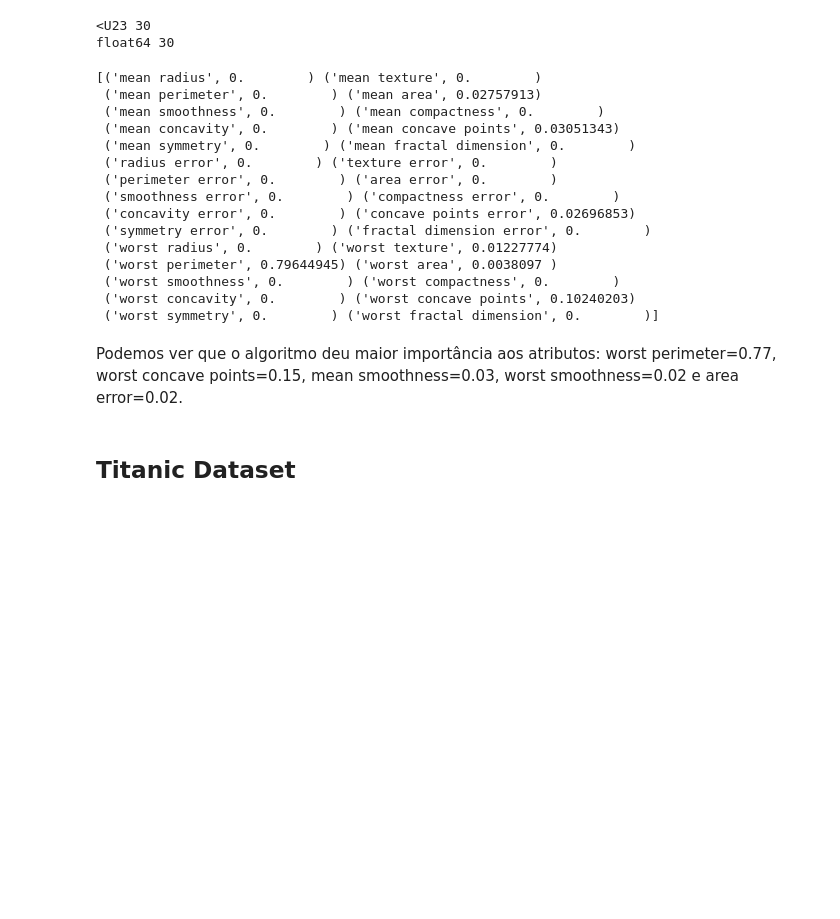
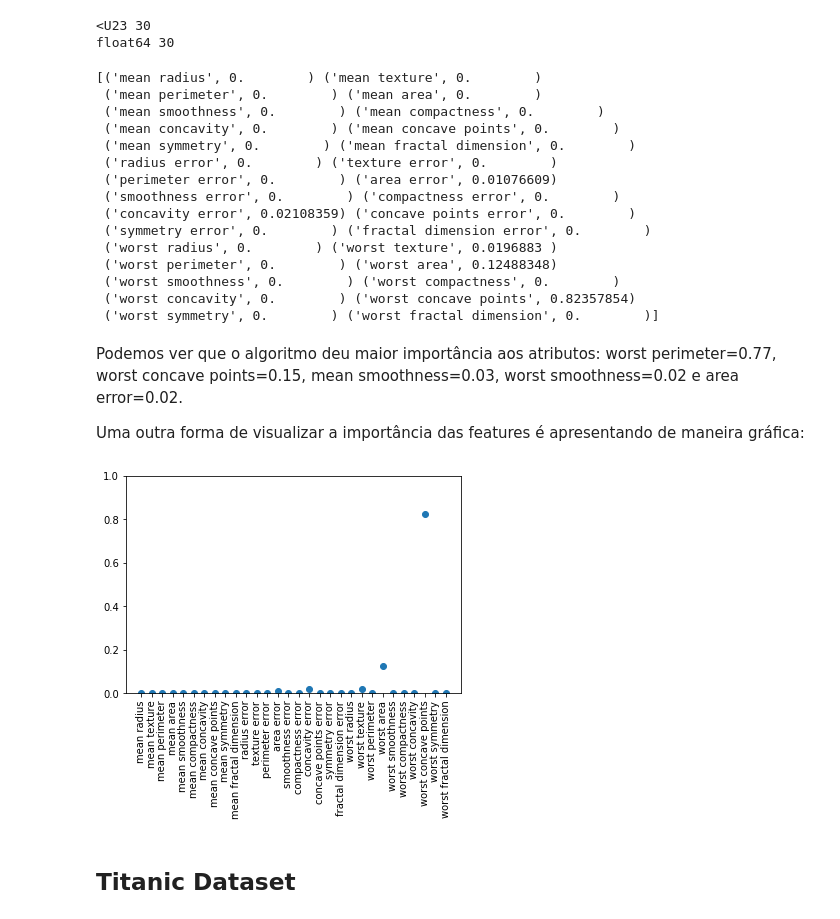
Before and after one commit to rdemarqui/data_science_basico, a Jupyter notebook: Python/05 Scikit-learn/04.02 Decision Trees - Exemplos.ipynb, the cells around one changed output. Drawn from its saved outputs; the diff is of its cells as text; code cells hidden in the pictures; blank space fills up the shorter version.

```diff
--- a/Python/05 Scikit-learn/04.02 Decision Trees - Exemplos.ipynb
+++ b/Python/05 Scikit-learn/04.02 Decision Trees - Exemplos.ipynb
@@ -153,11 +154,11 @@ Image("figuras/tree_cancer.png")
 Podemos verificar a quais atributos foi dado o maior peso na classificação, utilizando o ``feature_importances_``.
 # %%
 # Atribuindo os valores às variáveis
-features = cancer.feature_names
-importances = tree_cancer.feature_importances_
+featuresC = cancer.feature_names
+importancesC = tree_cancer.feature_importances_
 
 # Verificando o tamanho e o tipo das variáveis
-print(features.dtype, features.size), print(importances.dtype, importances.size);
+print(featuresC.dtype, featuresC.size), print(importancesC.dtype, importancesC.size);
 # %% [output]
 <U23 30
 float64 30
@@ -166,29 +167,39 @@ float64 30
 importancia = np.zeros(30, dtype=[('features', '<U23'), ('importances', 'float64')])
 # %%
 # Preenchendo os valores
-importancia['features'] = features
-importancia['importances'] = importances
+importancia['features'] = featuresC
+importancia['importances'] = importancesC
 
 # Imprimindo os atributos e o percentual de importância dado pelo algoritmo
 print(importancia)
 # %% [output]
 [('mean radius', 0.        ) ('mean texture', 0.        )
- ('mean perimeter', 0.        ) ('mean area', 0.02757913)
+ ('mean perimeter', 0.        ) ('mean area', 0.        )
  ('mean smoothness', 0.        ) ('mean compactness', 0.        )
- ('mean concavity', 0.        ) ('mean concave points', 0.03051343)
+ ('mean concavity', 0.        ) ('mean concave points', 0.        )
  ('mean symmetry', 0.        ) ('mean fractal dimension', 0.        )
  ('radius error', 0.        ) ('texture error', 0.        )
- ('perimeter error', 0.        ) ('area error', 0.        )
+ ('perimeter error', 0.        ) ('area error', 0.01076609)
  ('smoothness error', 0.        ) ('compactness error', 0.        )
- ('concavity error', 0.        ) ('concave points error', 0.02696853)
+ ('concavity error', 0.02108359) ('concave points error', 0.        )
  ('symmetry error', 0.        ) ('fractal dimension error', 0.        )
- ('worst radius', 0.        ) ('worst texture', 0.01227774)
- ('worst perimeter', 0.79644945) ('worst area', 0.0038097 )
+ ('worst radius', 0.        ) ('worst texture', 0.0196883 )
+ ('worst perimeter', 0.        ) ('worst area', 0.12488348)
  ('worst smoothness', 0.        ) ('worst compactness', 0.        )
- ('worst concavity', 0.        ) ('worst concave points', 0.10240203)
+ ('worst concavity', 0.        ) ('worst concave points', 0.82357854)
  ('worst symmetry', 0.        ) ('worst fractal dimension', 0.        )]
 # %% [markdown]
 Podemos ver que o algoritmo deu maior importância aos atributos: worst perimeter=0.77, worst concave points=0.15, mean smoothness=0.03, worst smoothness=0.02 e area error=0.02.
+
+Uma outra forma de visualizar a importância das features é apresentando de maneira gráfica:
+# %%
+cancerX = list(range(len(cancer.feature_names)))  # Contando o numero de elementos do eixo x
+
+plt.plot(tree_cancer.feature_importances_, 'o')   # Plotando o feture importances
+plt.xticks(cancerX, featuresC, rotation=90)       # Inserindo rótulo
+plt.ylim(0, 1);                                   # Limitando o eixo y de 0 a 1
+# %% [output]
+[figure, added]
 # %% [markdown]
 ## Titanic Dataset
 # %% [markdown]
```
Also changed, not shown: parts of 8 cells of this notebook, 6 other files.
